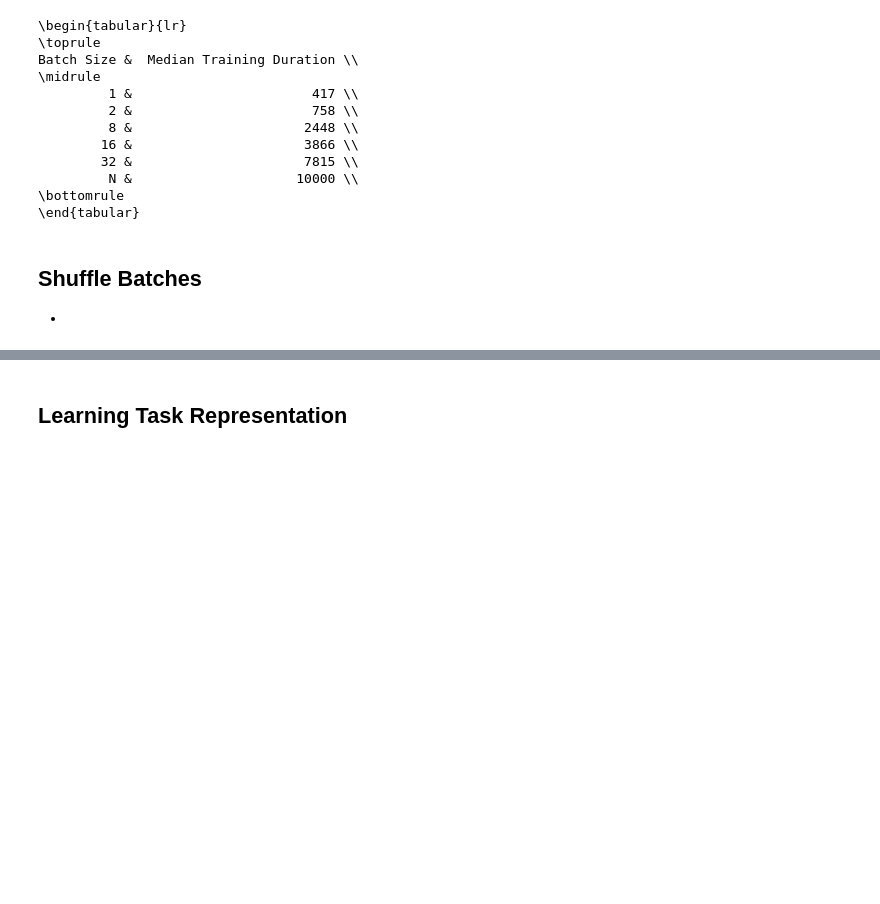
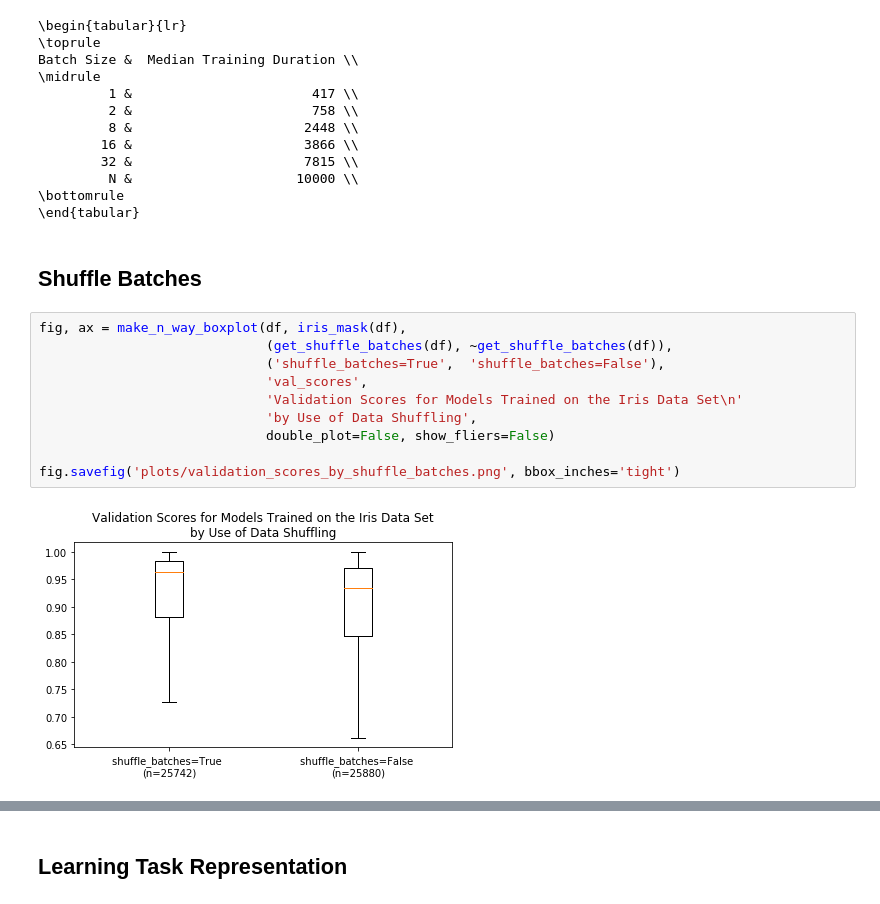
Before and after one commit to AnthonyDickson/Neural-Networks, a Jupyter notebook: notebooks/Figures for the Report.ipynb, the cells around one changed output, grey strips where cells are left out. Drawn from its saved outputs; the diff is of its cells as text; blank space fills up the shorter version.

Commit message:
add plot for shuffle batches

```diff
--- a/notebooks/Figures for the Report.ipynb
+++ b/notebooks/Figures for the Report.ipynb
@@ -266,4 +266,15 @@ Batch Size &  Median Training Duration \\
 \end{tabular}
 # %% [markdown]
 ## Shuffle Batches
--
+# %%
+fig, ax = make_n_way_boxplot(df, iris_mask(df),
+                             (get_shuffle_batches(df), ~get_shuffle_batches(df)),
+                             ('shuffle_batches=True',  'shuffle_batches=False'),
+                             'val_scores',
+                             'Validation Scores for Models Trained on the Iris Data Set\n'
+                             'by Use of Data Shuffling',
+                             double_plot=False, show_fliers=False)
+
+fig.savefig('plots/validation_scores_by_shuffle_batches.png', bbox_inches='tight')
+# %% [output]
+[figure, added]
```
Also changed, not shown: parts of 1 cell of this notebook, 2 other files.
